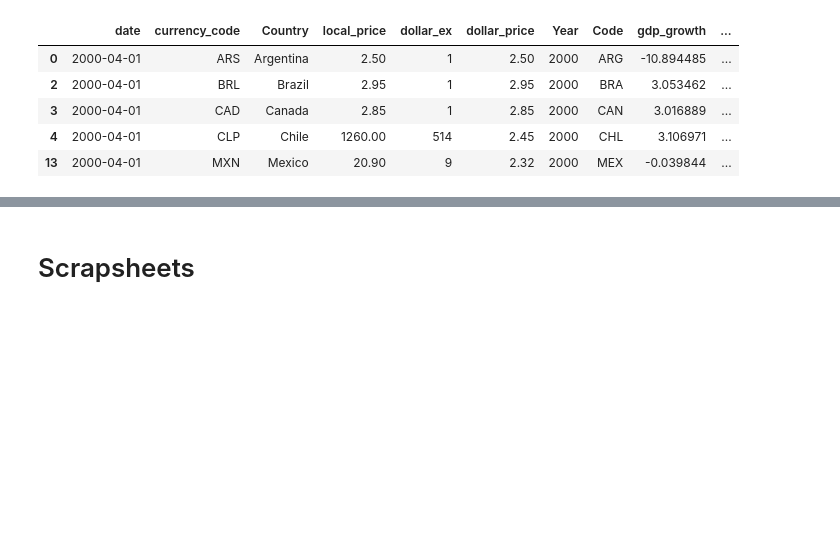
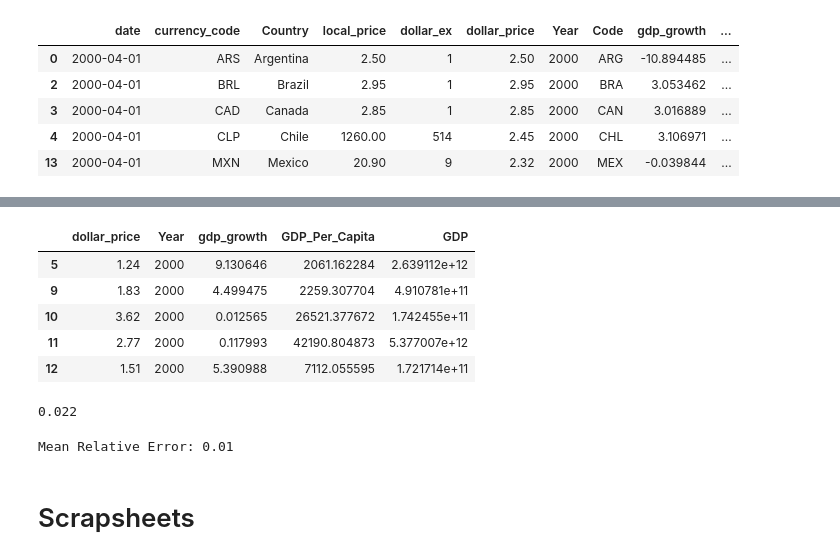
Before and after one commit to bolwerk-b/Final-Project, a Jupyter notebook: machine learning/Machine_Learning_models-final.ipynb, the cells around one changed output, grey strips where cells are left out. Cells and saved outputs as stored; diff of their text form; code cells hidden in the pictures; blank space fills up the shorter version.

```diff
--- a/machine learning/Machine_Learning_models-final.ipynb
+++ b/machine learning/Machine_Learning_models-final.ipynb
@@ -465,0 +548,13 @@ print(model.score(X,y))
+# %%
+# Dropping columns "local_price", "dollar_ex" and those with string values
+df_Asia_modified = df_Asia.drop(['date','currency_code', 'Country', 'Code', 'country_code', 'region', 'sub_region',
+                               'local_price', 'dollar_ex', 'GDP_log10'], axis =1)
+
+df_Asia_modified.head(5)
+# %% [output]
+|  | dollar_price | Year | gdp_growth | GDP_Per_Capita | GDP |
+| 5 | 1.24 | 2000 | 9.130646 | 2061.162284 | 2.639112e+12 |
+| 9 | 1.83 | 2000 | 4.499475 | 2259.307704 | 4.910781e+11 |
+| 10 | 3.62 | 2000 | 0.012565 | 26521.377672 | 1.742455e+11 |
+| 11 | 2.77 | 2000 | 0.117993 | 42190.804873 | 5.377007e+12 |
+| 12 | 1.51 | 2000 | 5.390988 | 7112.055595 | 1.721714e+11 |
@@ -466,3 +565,26 @@ print(model.score(X,y))
+# %%
+# Splitting the dataset into training and testing sets
+X_train, X_test, y_train, y_test = train_test_split(X, y, test_size=0.2, random_state= 28)
+
+# Instantiate the RandomForestRegression model
+model = RandomForestRegressor(n_estimators= 10, random_state= 0)
+
+# Fitting the model
+model.fit(X_train, y_train)
+
+# Predicting the model
+y_pred =model.predict(X_test)
+
+# Root mean square error of the model
+rmse = float(format(np.sqrt(mean_squared_error(y_test, y_pred)), '.3f'))
+print(rmse)
+# %% [output]
+0.022
+# %%
+errors = abs((y_pred - y_test)/y_test)
+print('Mean Relative Error:', round(np.mean(errors), 2))
+# %% [output]
+Mean Relative Error: 0.01
 # %% [markdown]
 # Scrapsheets
 # %%
```
Also changed, not shown: parts of 27 cells of this notebook.
